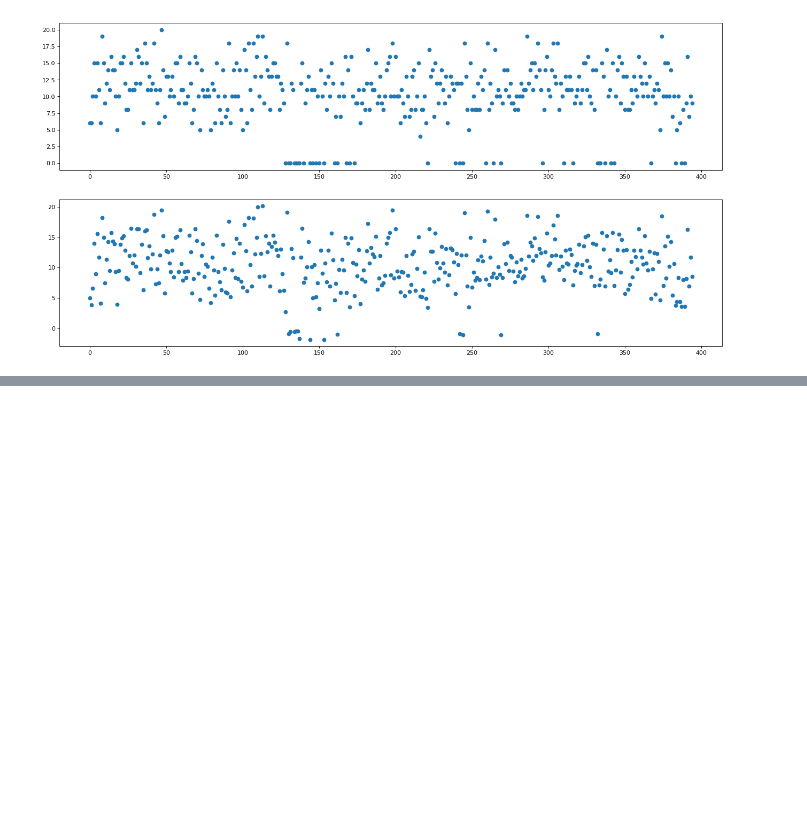
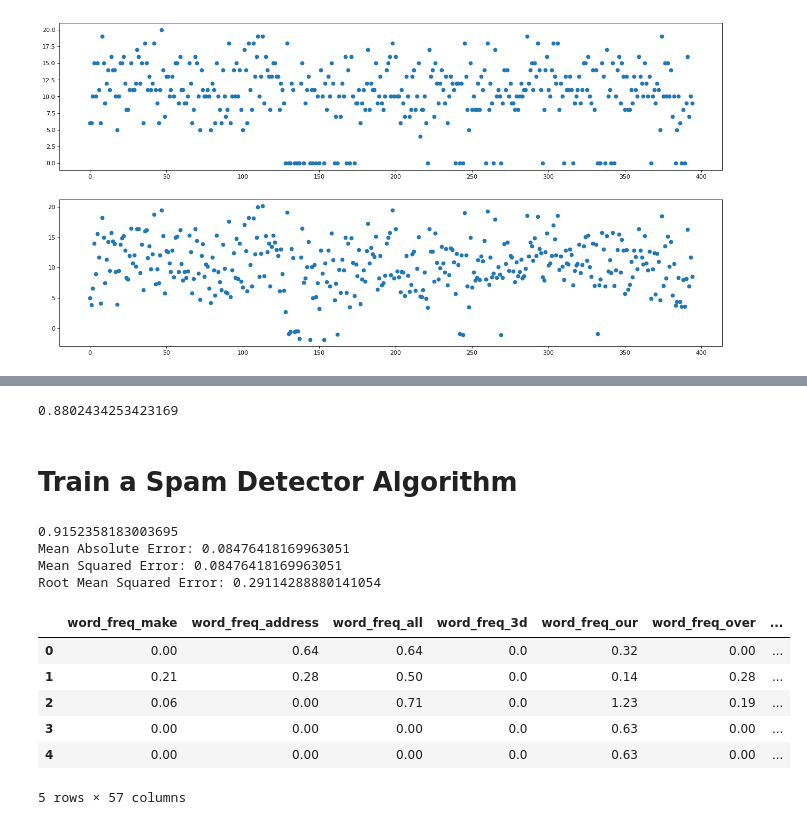
Before and after one commit to Karn-Tiwari-3003/Machine-Learning-Using-Python, a Jupyter notebook: Model 1 (Linear Regression).ipynb, the cells around one changed output, grey strips where cells are left out. Cells and saved outputs as stored; diff of their text form; code cells hidden in the pictures; blank space fills up the shorter version.

```diff
--- a/Model 1 (Linear Regression).ipynb
+++ b/Model 1 (Linear Regression).ipynb
@@ -162,0 +248,49 @@ plt.show()
+# %%
+print(acc)
+# %% [output]
+0.8802434253423169
+# %% [markdown]
+# Train a Spam Detector Algorithm
+# %%
+import numpy as np
+import pandas as pd
+from sklearn import linear_model
+import sklearn
+from sklearn.preprocessing import StandardScaler
+from sklearn.ensemble import RandomForestRegressor
+from sklearn import metrics
+from sklearn.metrics import accuracy_score
+from sklearn.utils import shuffle
+import matplotlib.pyplot as plt
+from matplotlib import style
+import pickle
+
+data = pd.read_csv("spambase.csv", sep=",")
+target = data.pop('class')
+#sc = StandardScaler()
+#train = sc.fit_transform(data)
+regressor = RandomForestRegressor(random_state=888)
+regressor.fit(train, target)
+y_pred = regressor.predict(train)
+target = np.array(target)
+y_pred = np.array(y_pred).astype('int64')
+acc = accuracy_score(target, y_pred)
+print(acc)
+print('Mean Absolute Error:', metrics.mean_absolute_error(target, y_pred))
+print('Mean Squared Error:', metrics.mean_squared_error(target, y_pred))
+print('Root Mean Squared Error:', np.sqrt(metrics.mean_squared_error(target, y_pred)))
+# %% [output]
+0.9152358183003695
+Mean Absolute Error: 0.08476418169963051
+Mean Squared Error: 0.08476418169963051
+Root Mean Squared Error: 0.29114288880141054
+# %%
+data.head()
+# %% [output]
+|  | word_freq_make | word_freq_address | word_freq_all | word_freq_3d | word_freq_our | word_freq_over | ... |
+| 0 | 0.00 | 0.64 | 0.64 | 0.0 | 0.32 | 0.00 | ... |
+| 1 | 0.21 | 0.28 | 0.50 | 0.0 | 0.14 | 0.28 | ... |
+| 2 | 0.06 | 0.00 | 0.71 | 0.0 | 1.23 | 0.19 | ... |
+| 3 | 0.00 | 0.00 | 0.00 | 0.0 | 0.63 | 0.00 | ... |
+| 4 | 0.00 | 0.00 | 0.00 | 0.0 | 0.63 | 0.00 | ... |
+5 rows × 57 columns
```
Also changed, not shown: parts of 21 cells of this notebook, 14 other files.
